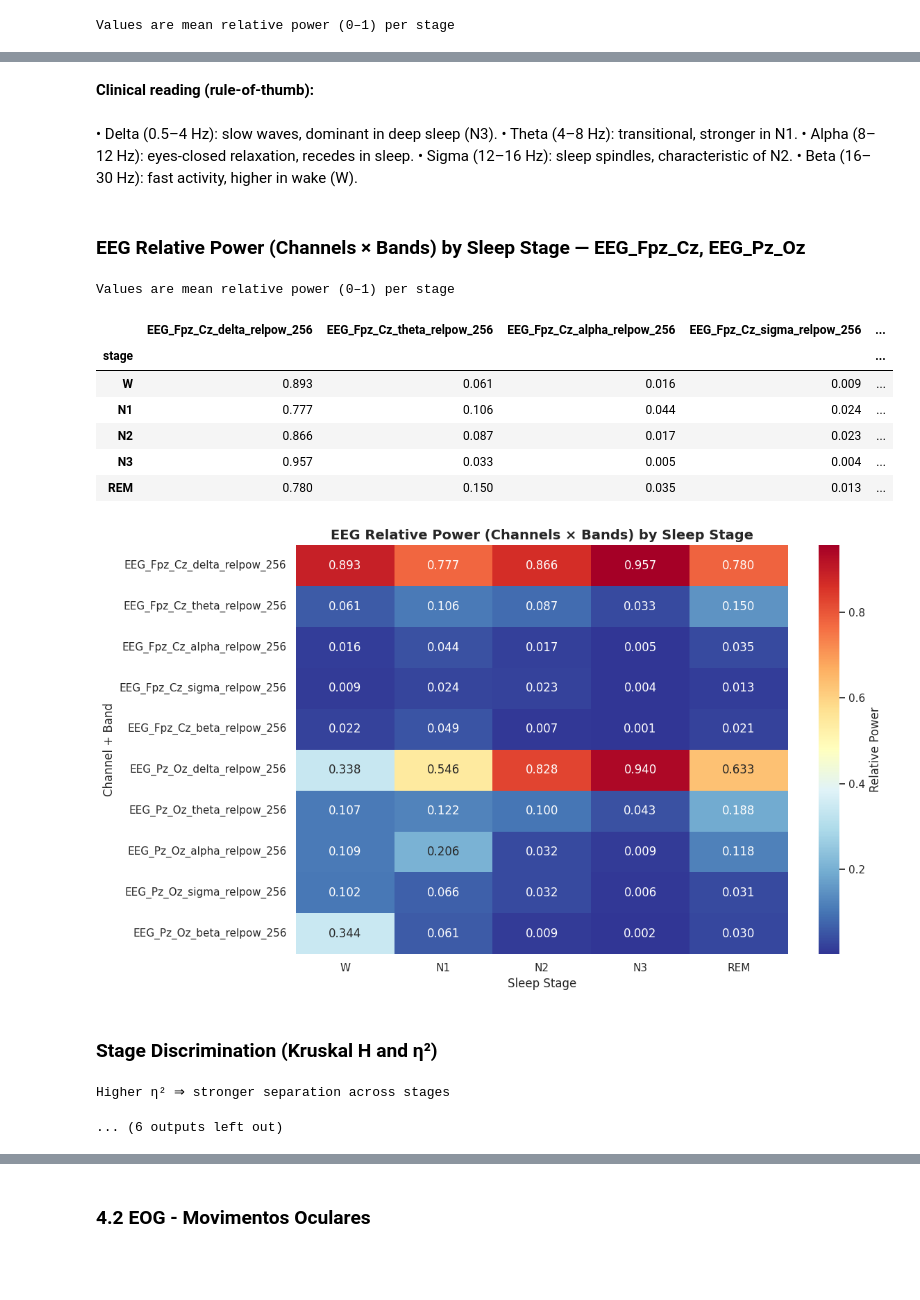
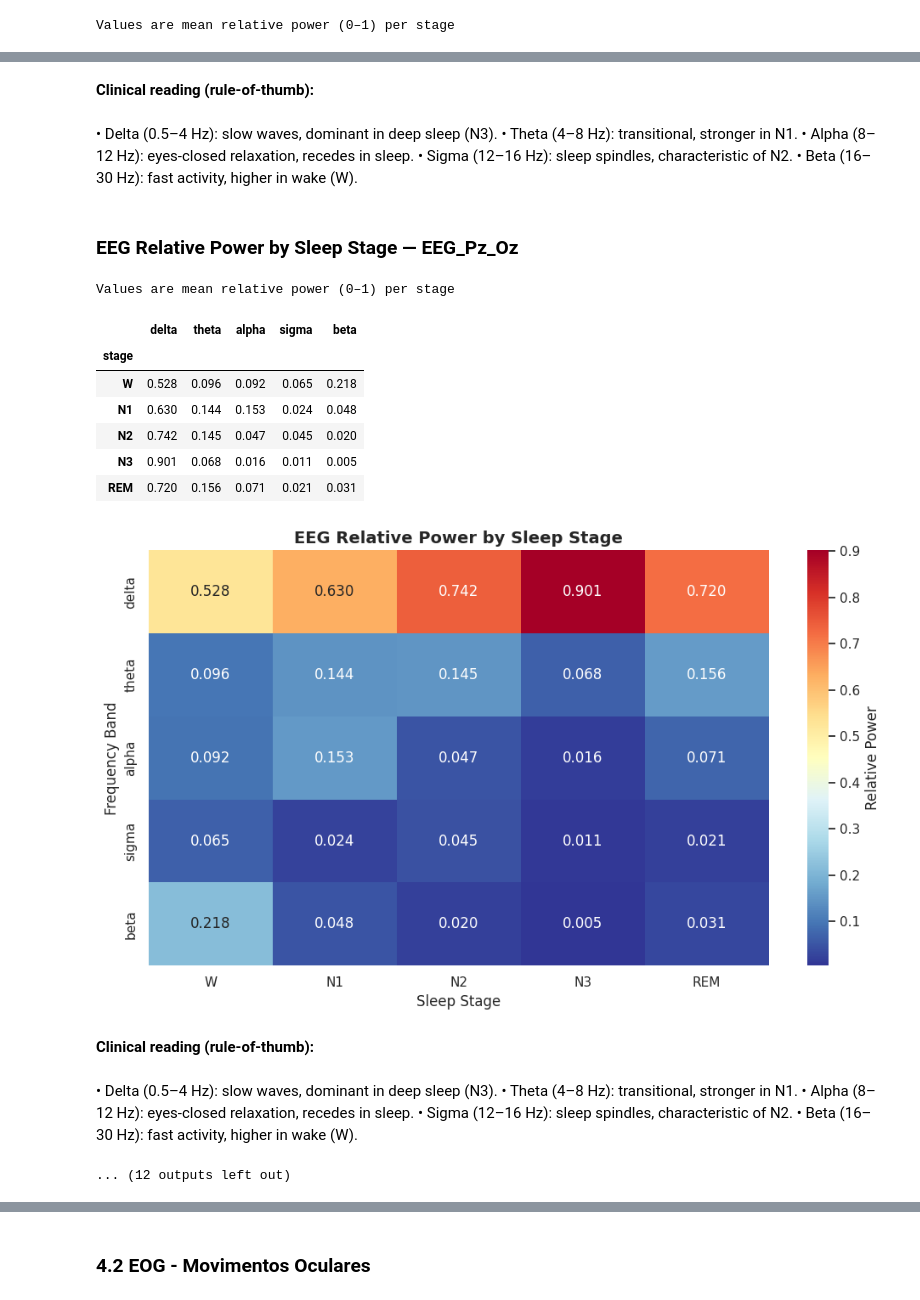
Before and after one commit to LeonardoMBarca/sleep-stages-classification, a Jupyter notebook: src/data-analysis/sleep-cassette/eda.ipynb, the cells around one changed output, grey strips where cells are left out. Drawn from its saved outputs; the diff is of its cells as text; code cells hidden in the pictures; blank space fills up the shorter version.

```diff
--- a/src/data-analysis/sleep-cassette/eda.ipynb
+++ b/src/data-analysis/sleep-cassette/eda.ipynb
@@ -37,7 +37,7 @@ from IPython.display import display, Markdown
 sns.set_theme(style="whitegrid")
 plt.rcParams['figure.figsize'] = (12, 8)
 # %%
-file_source = Path().resolve().parents[2] / "datalake" / "processed" / "sleep-cassette" / "subject_id=SC402" / "SC402N1.parquet"
+file_source = Path().resolve().parents[2] / "datalake" / "processed" / "sleep-cassette" / "subject_id=SC406" / "SC406N1.parquet"
 df = pl.read_parquet(file_source)
 
 print(f"Loaded dataset: {df.height:,} epochs × {df.width} features")
@@ -516,6 +516,7 @@ def spectral_panel(
     display(Markdown("• " + "\n• ".join(L["clinical_bullets"])))
 
 spectral_panel(df, channels=("EEG_Fpz_Cz",), stage_order=stage_order, show_stats=False, lang="en")
+spectral_panel(df, channels=("EEG_Pz_Oz",), stage_order=stage_order, show_stats=False, lang="en")
 spectral_panel(df, channels=("EEG_Fpz_Cz","EEG_Pz_Oz"), stage_order=stage_order, show_stats=True, lang="en")
 # %% [output]
 ### EEG Relative Power by Sleep Stage — EEG_Fpz_Cz
@@ -531,19 +532,23 @@ Values are mean relative power (0–1) per stage
 **Clinical reading (rule-of-thumb):**
 • Delta (0.5–4 Hz): slow waves, dominant in deep sleep (N3).
 • Theta (4–8 Hz): transitional, stronger in N1.
 • Alpha (8–12 Hz): eyes-closed relaxation, recedes in sleep.
 • Sigma (12–16 Hz): sleep spindles, characteristic of N2.
 • Beta (16–30 Hz): fast activity, higher in wake (W).
-### EEG Relative Power (Channels × Bands) by Sleep Stage — EEG_Fpz_Cz, EEG_Pz_Oz
+### EEG Relative Power by Sleep Stage — EEG_Pz_Oz
 Values are mean relative power (0–1) per stage
-|  | EEG_Fpz_Cz_delta_relpow_256 | EEG_Fpz_Cz_theta_relpow_256 | EEG_Fpz_Cz_alpha_relpow_256 | EEG_Fpz_Cz_sigma_relpow_256 | ... |
-| stage |  |  |  |  | ... |
-| W | 0.893 | 0.061 | 0.016 | 0.009 | ... |
-| N1 | 0.777 | 0.106 | 0.044 | 0.024 | ... |
-| N2 | 0.866 | 0.087 | 0.017 | 0.023 | ... |
-| N3 | 0.957 | 0.033 | 0.005 | 0.004 | ... |
-| REM | 0.780 | 0.150 | 0.035 | 0.013 | ... |
+|  | delta | theta | alpha | sigma | beta |
+| stage |  |  |  |  |  |
+| W | 0.528 | 0.096 | 0.092 | 0.065 | 0.218 |
+| N1 | 0.630 | 0.144 | 0.153 | 0.024 | 0.048 |
+| N2 | 0.742 | 0.145 | 0.047 | 0.045 | 0.020 |
+| N3 | 0.901 | 0.068 | 0.016 | 0.011 | 0.005 |
+| REM | 0.720 | 0.156 | 0.071 | 0.021 | 0.031 |
-[figure, old version]
+[figure, new version]
-### Stage Discrimination (Kruskal H and η²)
+**Clinical reading (rule-of-thumb):**
+• Delta (0.5–4 Hz): slow waves, dominant in deep sleep (N3).
+• Theta (4–8 Hz): transitional, stronger in N1.
+• Alpha (8–12 Hz): eyes-closed relaxation, recedes in sleep.
+• Sigma (12–16 Hz): sleep spindles, characteristic of N2.
+• Beta (16–30 Hz): fast activity, higher in wake (W).
-Higher η² ⇒ stronger separation across stages
+... (12 outputs left out)
-... (6 outputs left out)
```
Also changed, not shown: parts of 26 cells of this notebook, 20 other files.
